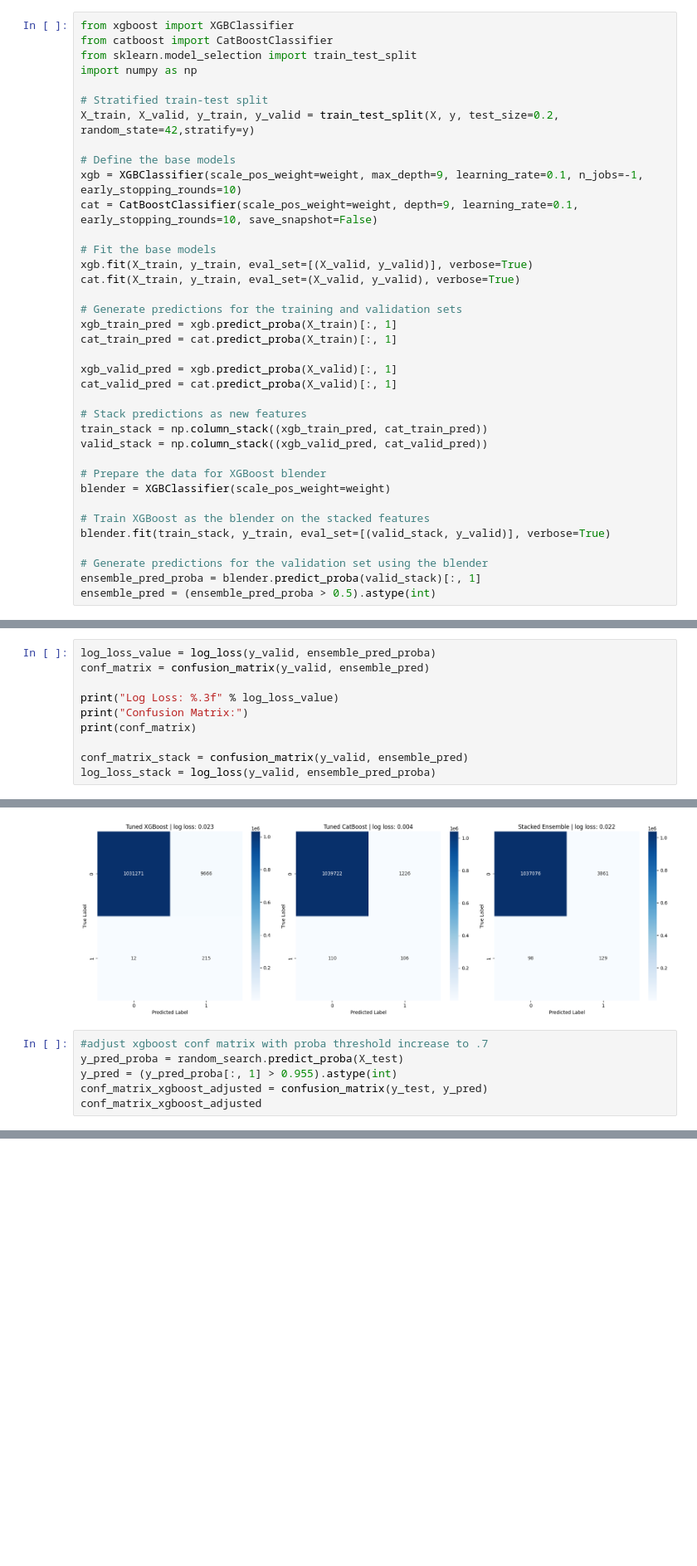
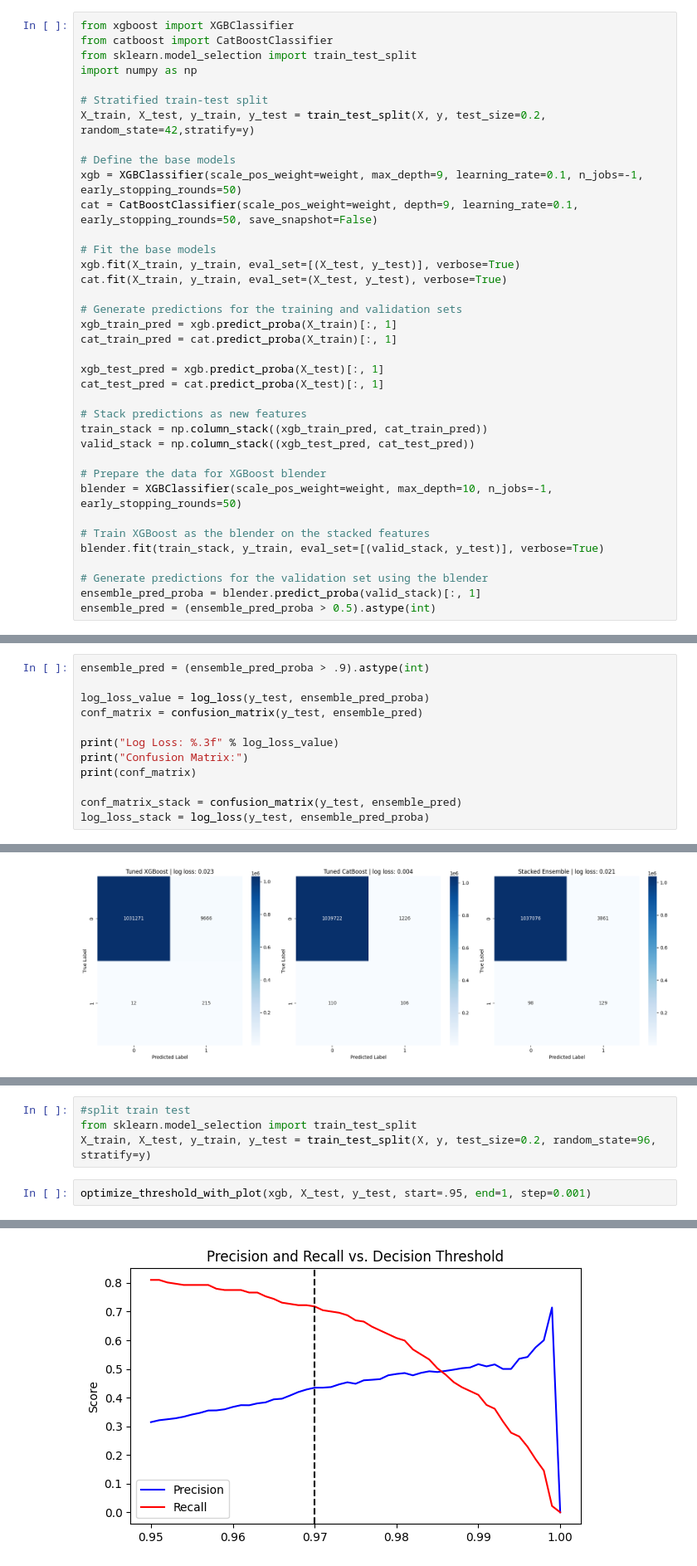
Before and after one commit to dpatel77/ProjectToto, a Jupyter notebook: ML_Model/ml_projectTOTO.ipynb, the cells around one changed output, grey strips where cells are left out. Shown: that part at 83% size. Cells and saved outputs as stored; diff of their text form; blank space fills up the shorter version.

```diff
--- a/ML_Model/ml_projectTOTO.ipynb
+++ b/ML_Model/ml_projectTOTO.ipynb
@@ -573,32 +628,32 @@ from sklearn.model_selection import train_test_split
 import numpy as np
 
 # Stratified train-test split
-X_train, X_valid, y_train, y_valid = train_test_split(X, y, test_size=0.2, random_state=42,stratify=y)
+X_train, X_test, y_train, y_test = train_test_split(X, y, test_size=0.2, random_state=42,stratify=y)
 
 # Define the base models
-xgb = XGBClassifier(scale_pos_weight=weight, max_depth=9, learning_rate=0.1, n_jobs=-1, early_stopping_rounds=10)
-cat = CatBoostClassifier(scale_pos_weight=weight, depth=9, learning_rate=0.1, early_stopping_rounds=10, save_snapshot=False)
+xgb = XGBClassifier(scale_pos_weight=weight, max_depth=9, learning_rate=0.1, n_jobs=-1, early_stopping_rounds=50)
+cat = CatBoostClassifier(scale_pos_weight=weight, depth=9, learning_rate=0.1, early_stopping_rounds=50, save_snapshot=False)
 
 # Fit the base models
-xgb.fit(X_train, y_train, eval_set=[(X_valid, y_valid)], verbose=True)
-cat.fit(X_train, y_train, eval_set=(X_valid, y_valid), verbose=True)
+xgb.fit(X_train, y_train, eval_set=[(X_test, y_test)], verbose=True)
+cat.fit(X_train, y_train, eval_set=(X_test, y_test), verbose=True)
 
 # Generate predictions for the training and validation sets
 xgb_train_pred = xgb.predict_proba(X_train)[:, 1]
 cat_train_pred = cat.predict_proba(X_train)[:, 1]
 
-xgb_valid_pred = xgb.predict_proba(X_valid)[:, 1]
-cat_valid_pred = cat.predict_proba(X_valid)[:, 1]
+xgb_test_pred = xgb.predict_proba(X_test)[:, 1]
+cat_test_pred = cat.predict_proba(X_test)[:, 1]
 
 # Stack predictions as new features
 train_stack = np.column_stack((xgb_train_pred, cat_train_pred))
-valid_stack = np.column_stack((xgb_valid_pred, cat_valid_pred))
+valid_stack = np.column_stack((xgb_test_pred, cat_test_pred))
 
 # Prepare the data for XGBoost blender
-blender = XGBClassifier(scale_pos_weight=weight)
+blender = XGBClassifier(scale_pos_weight=weight, max_depth=10, n_jobs=-1, early_stopping_rounds=50)
 
 # Train XGBoost as the blender on the stacked features
-blender.fit(train_stack, y_train, eval_set=[(valid_stack, y_valid)], verbose=True)
+blender.fit(train_stack, y_train, eval_set=[(valid_stack, y_test)], verbose=True)
 
 # Generate predictions for the validation set using the blender
 ensemble_pred_proba = blender.predict_proba(valid_stack)[:, 1]
@@ -624,11 +679,13 @@ ensemble_pred = (ensemble_pred_proba > 0.5).astype(int)
 # %%
-log_loss_value = log_loss(y_valid, ensemble_pred_proba)
-conf_matrix = confusion_matrix(y_valid, ensemble_pred)
+ensemble_pred = (ensemble_pred_proba > .9).astype(int)
+
+log_loss_value = log_loss(y_test, ensemble_pred_proba)
+conf_matrix = confusion_matrix(y_test, ensemble_pred)
 
 print("Log Loss: %.3f" % log_loss_value)
 print("Confusion Matrix:")
 print(conf_matrix)
 
-conf_matrix_stack = confusion_matrix(y_valid, ensemble_pred)
-log_loss_stack = log_loss(y_valid, ensemble_pred_proba)
+conf_matrix_stack = confusion_matrix(y_test, ensemble_pred)
+log_loss_stack = log_loss(y_test, ensemble_pred_proba)
 # %% [output]
@@ -716,9 +758,3 @@ plt.tight_layout()
 plt.show()
 # %% [output]
 [figure]
-# %%
-#adjust xgboost conf matrix with proba threshold increase to .7
-y_pred_proba = random_search.predict_proba(X_test)
-y_pred = (y_pred_proba[:, 1] > 0.955).astype(int)
-conf_matrix_xgboost_adjusted = confusion_matrix(y_test, y_pred)
-conf_matrix_xgboost_adjusted
@@ -731,0 +832,7 @@ array([[1036115,    4822],
+# %%
+#split train test
+from sklearn.model_selection import train_test_split
+X_train, X_test, y_train, y_test = train_test_split(X, y, test_size=0.2, random_state=96, stratify=y)
+# %%
+optimize_threshold_with_plot(xgb, X_test, y_test, start=.95, end=1, step=0.001)
+# %% [output]
@@ -731,0 +846 @@ array([[1036115,    4822],
+[figure, added]
```
Also changed, not shown: parts of 31 cells of this notebook, 12 other files.
